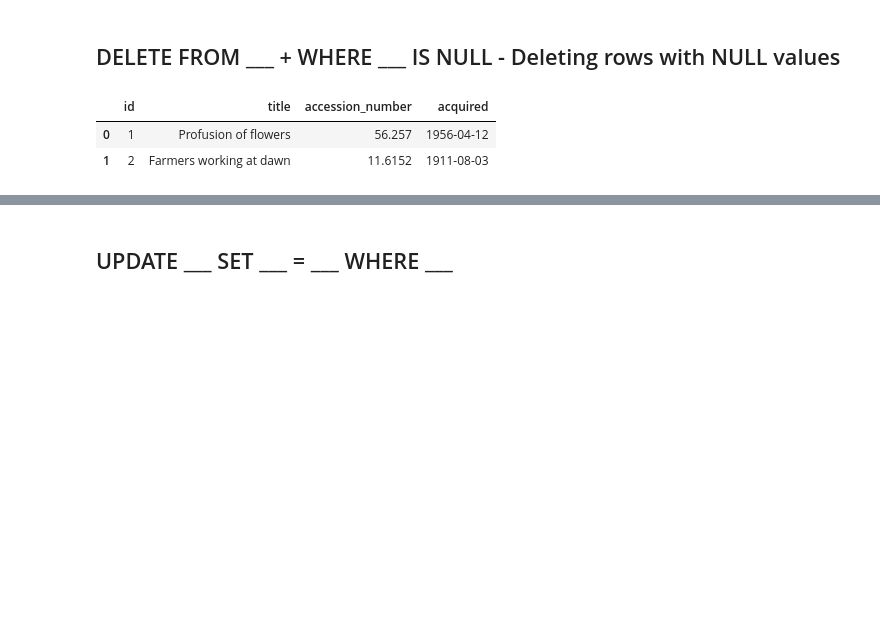
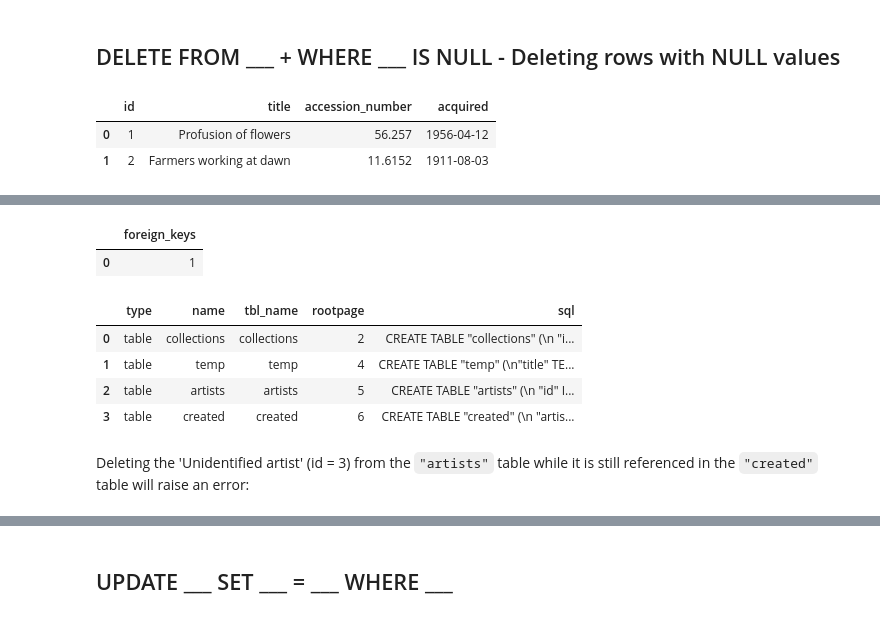
Before and after one commit to engineer-nicolas/cs50sql, a Jupyter notebook: lecture_3_Writing/lecture_3.ipynb, the cells around one changed output, grey strips where cells are left out. Drawn from its saved outputs; the diff is of its cells as text; code cells hidden in the pictures; blank space fills up the shorter version.

```diff
--- a/lecture_3_Writing/lecture_3.ipynb
+++ b/lecture_3_Writing/lecture_3.ipynb
@@ -272,0 +280,72 @@ pd.read_sql_query('SELECT * FROM collections;', conn)
+# %%
+# Let's add additional tables to raise a foreign key constraint error
+mfa_db_add_tables_with_foreign_keys="""
+
+INSERT INTO "collections" ("title", "accession_number", "acquired")
+VALUES
+('Imaginative landscape', '56.496', NULL),
+('Spring outing', '14.76', '1914-01-08');
+
+CREATE TABLE "artists" (
+    "id" INTEGER,
+    "name" TEXT NOT NULL,
+    PRIMARY KEY("id")
+);
+
+INSERT INTO "artists" ("name")
+VALUES
+('Li Yin'),
+('Qian Weicheng'),
+('Unidentified artist'),
+('Zhou Chen');
+
+CREATE TABLE "created" (
+    "artist_id" INTEGER,
+    "collection_id" INTEGER,
+    PRIMARY KEY("artist_id", "collection_id"),
+    FOREIGN KEY("artist_id") REFERENCES "artists"("id"),
+    FOREIGN KEY("collection_id") REFERENCES "collections"("id")
+);
+
+INSERT INTO "created" ("artist_id", "collection_id")
+VALUES
+((SELECT "id" FROM "artists" WHERE "name" = 'Li Yin'), (SELECT "id" FROM "collections" WHERE "title" = 'Imaginative landscape')),
+((SELECT "id" FROM "artists" WHERE "name" = 'Qian Weicheng'), (SELECT "id" FROM "collections" WHERE "title" = 'Profusion of flowers')),
+((SELECT "id" FROM "artists" WHERE "name" = 'Unidentified artist'), (SELECT "id" FROM "collections" WHERE "title" = 'Farmers working at dawn')),
+((SELECT "id" FROM "artists" WHERE "name" = 'Zhou Chen'), (SELECT "id" FROM "collections" WHERE "title" = 'Spring outing'));
+"""
+
+conn.executescript(mfa_db_add_tables_with_foreign_keys)
+conn.commit()
+
+# Enable foreign key constraints (disabled by default in SQLite)
+conn.execute("PRAGMA foreign_keys = ON;")
+
+# Check whether foreign keys are enabled (1 = ON, 0 = OFF)
+pd.read_sql_query(
+"""
+PRAGMA foreign_keys;
+""",
+conn
+)
+# %% [output]
+|  | foreign_keys |
+| 0 | 1 |
+# %%
+df=pd.read_sql_query(
+    """
+    SELECT *
+    FROM sqlite_master
+    WHERE "type"='table';
+    """,
+    conn
+)
+df
+# %% [output]
+|  | type | name | tbl_name | rootpage | sql |
+| 0 | table | collections | collections | 2 | CREATE TABLE "collections" (\n "i... |
+| 1 | table | temp | temp | 4 | CREATE TABLE "temp" (\n"title" TE... |
+| 2 | table | artists | artists | 5 | CREATE TABLE "artists" (\n "id" I... |
+| 3 | table | created | created | 6 | CREATE TABLE "created" (\n "artis... |
+# %% [markdown]
+Deleting the 'Unidentified artist' (id = 3) from the ``"artists"`` table while it is still referenced in the ``"created"`` table will raise an error:
```
Also changed, not shown: parts of 30 cells of this notebook.
